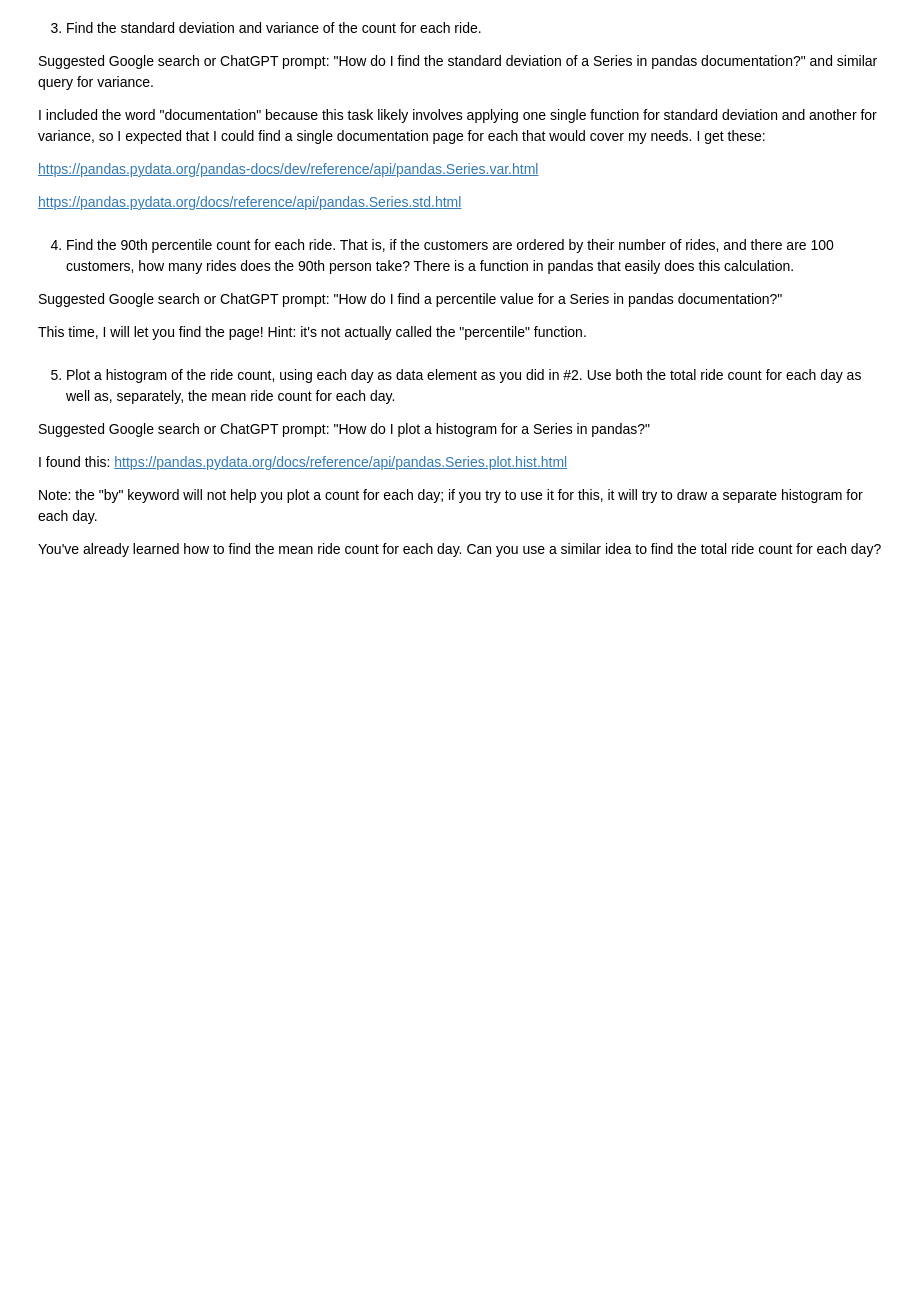
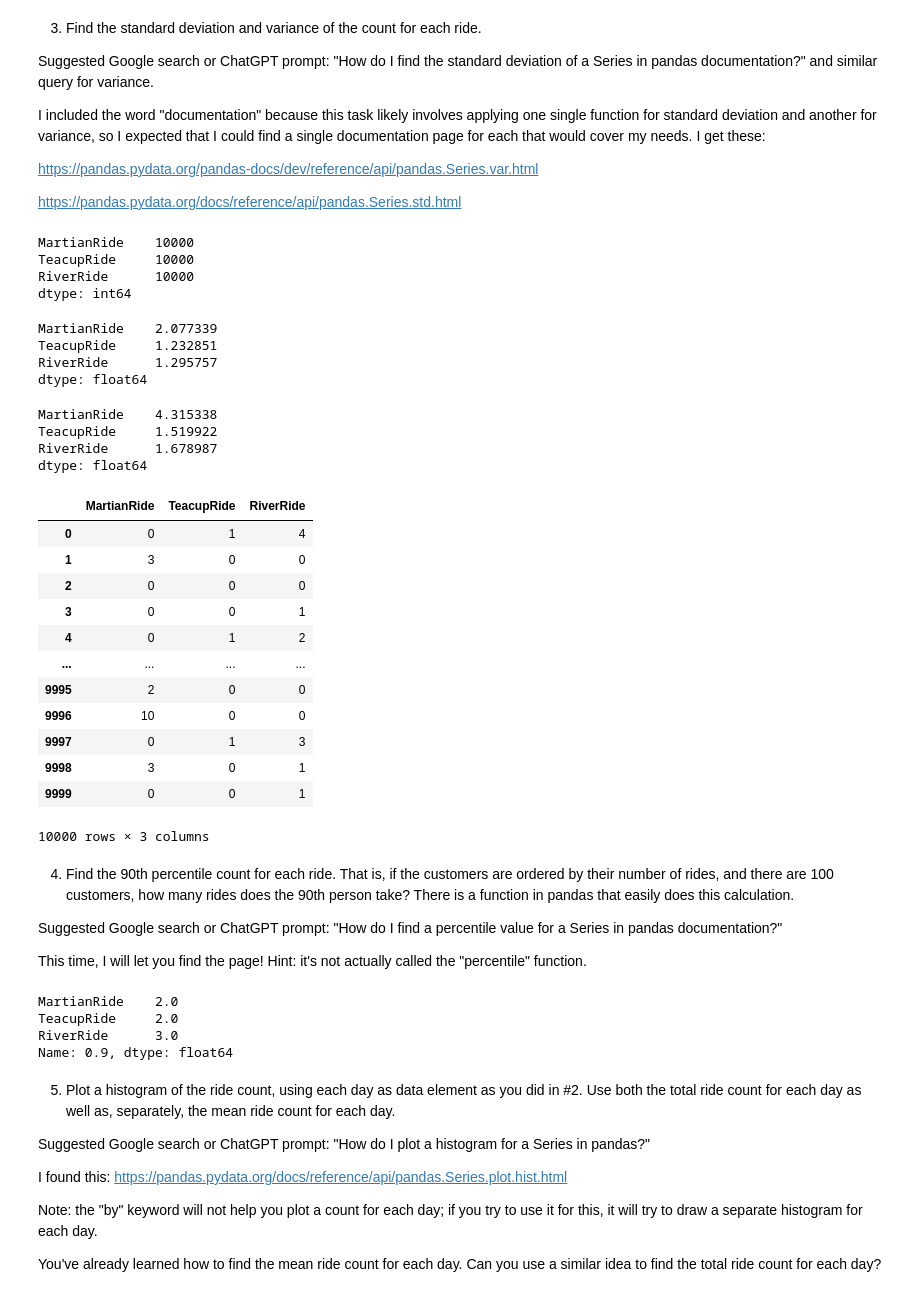
Before and after one commit to Haleymussary00/Module-B-semester-2, a Jupyter notebook: Week3.ipynb, the cells around one changed output. Cells and saved outputs as stored; diff of their text form; code cells hidden in the pictures; blank space fills up the shorter version.

```diff
--- a/Week3.ipynb
+++ b/Week3.ipynb
@@ -268,12 +285,60 @@ I included the word "documentation" because this task likely involves applying o
 https://pandas.pydata.org/pandas-docs/dev/reference/api/pandas.Series.var.html
 
 https://pandas.pydata.org/docs/reference/api/pandas.Series.std.html
+# %%
+# Find the count for each ride
+ride_columns.count()
+# %% [output]
+MartianRide    10000
+TeacupRide     10000
+RiverRide      10000
+dtype: int64
+# %%
+# Find the standard deviation for each ride
+ride_columns.std()
+# %% [output]
+MartianRide    2.077339
+TeacupRide     1.232851
+RiverRide      1.295757
+dtype: float64
+# %%
+# Find the variance for each ride
+ride_columns.var()
+# %% [output]
+MartianRide    4.315338
+TeacupRide     1.519922
+RiverRide      1.678987
+dtype: float64
+# %%
+ride_columns
+# %% [output]
+|  | MartianRide | TeacupRide | RiverRide |
+| 0 | 0 | 1 | 4 |
+| 1 | 3 | 0 | 0 |
+| 2 | 0 | 0 | 0 |
+| 3 | 0 | 0 | 1 |
+| 4 | 0 | 1 | 2 |
+| ... | ... | ... | ... |
+| 9995 | 2 | 0 | 0 |
+| 9996 | 10 | 0 | 0 |
+| 9997 | 0 | 1 | 3 |
+| 9998 | 3 | 0 | 1 |
+| 9999 | 0 | 0 | 1 |
+10000 rows × 3 columns
 # %% [markdown]
 4. Find the 90th percentile count for each ride.  That is, if the customers are ordered by their number of rides, and there are 100 customers, how many rides does the 90th person take?  There is a function in pandas that easily does this calculation.
 
 Suggested Google search or ChatGPT prompt: "How do I find a percentile value for a Series in pandas documentation?"
 
 This time, I will let you find the page!  Hint: it's not actually called the "percentile" function.
+# %%
+# The 90th percentile for each ride
+ride_columns.quantile(.90)
+# %% [output]
+MartianRide    2.0
+TeacupRide     2.0
+RiverRide      3.0
+Name: 0.9, dtype: float64
 # %% [markdown]
 5. Plot a histogram of the ride count, using each day as data element as you did in #2.  Use both the total ride count for each day as well as, separately, the mean ride count for each day.
 
```
Also changed, not shown: parts of 6 cells of this notebook.
